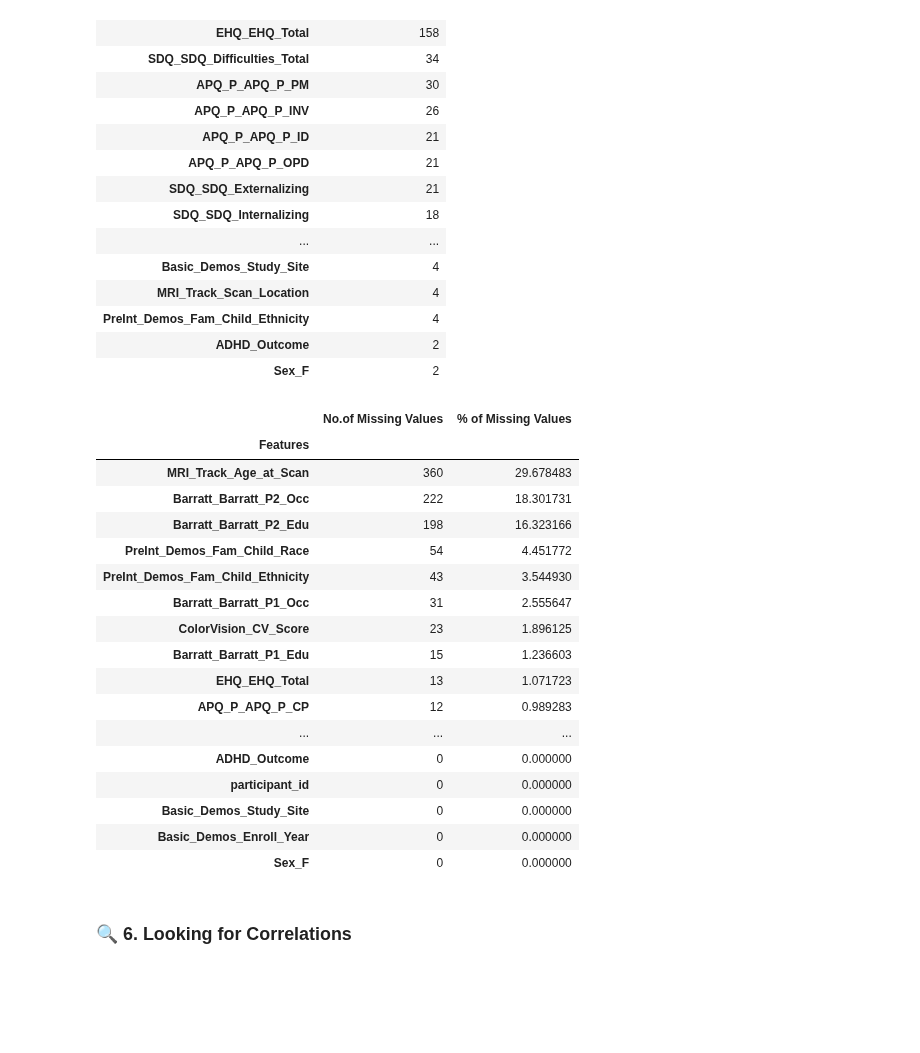
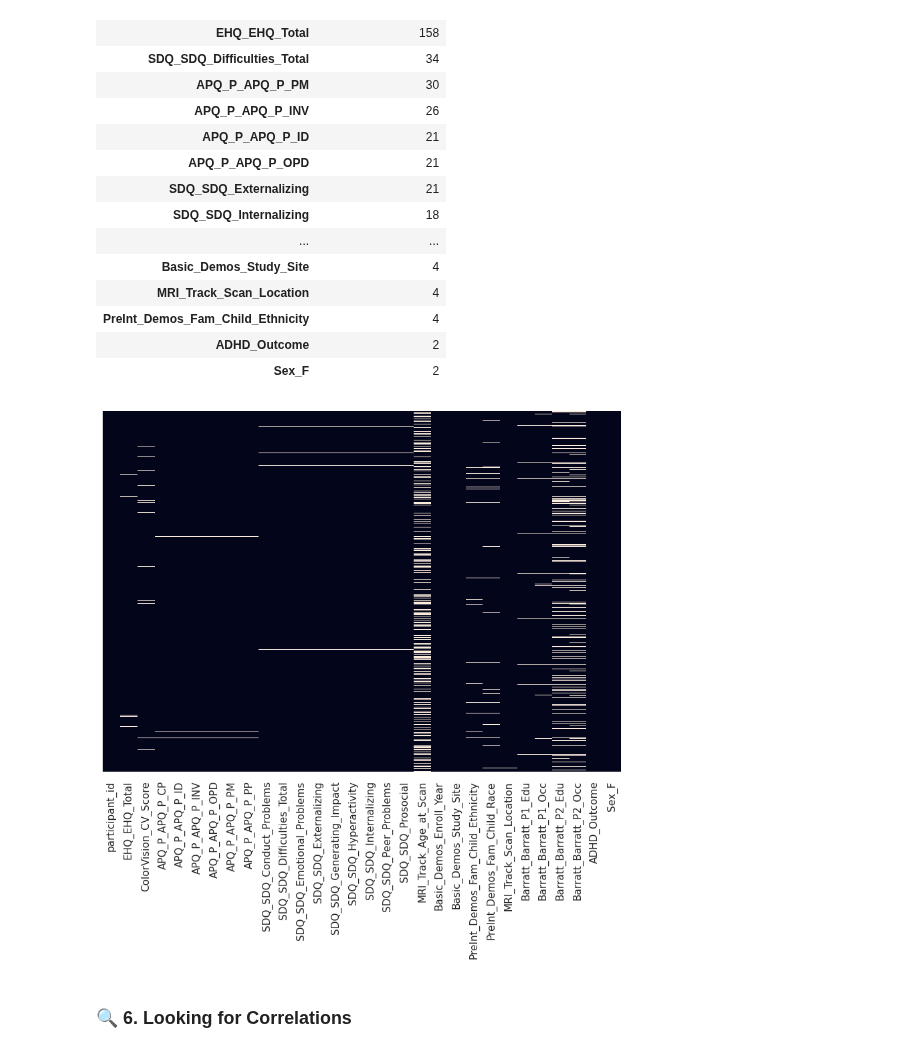
Before and after one commit to yigaai/Psycho_Neuro_ML_Project, a Jupyter notebook: understand-adhd.ipynb, the cells around one changed output. Cells and saved outputs as stored; diff of their text form; code cells hidden in the pictures; blank space fills up the shorter version.

Commit message:
Kaggle Notebook | Understand_ADHD | Understand_ADHD

```diff
--- a/understand-adhd.ipynb
+++ b/understand-adhd.ipynb
@@ -175,33 +175,13 @@ unique.style.background_gradient('inferno')
 | PreInt_Demos_Fam_Child_Ethnicity | 4 |
 | ADHD_Outcome | 2 |
 | Sex_F | 2 |
-# %%
-missing = pd.DataFrame({ 'No.of Missing Values': df.isna().sum().sort_values(ascending=False),
-                         '% of Missing Values': (df.isna().mean() * 100).sort_values(ascending=False),
-                       })
-
-missing.index.name = 'Features'
-
-missing.style.background_gradient('magma')
-# %% [output]
-|  | No.of Missing Values | % of Missing Values |
-| Features |  |  |
-| MRI_Track_Age_at_Scan | 360 | 29.678483 |
-| Barratt_Barratt_P2_Occ | 222 | 18.301731 |
-| Barratt_Barratt_P2_Edu | 198 | 16.323166 |
-| PreInt_Demos_Fam_Child_Race | 54 | 4.451772 |
-| PreInt_Demos_Fam_Child_Ethnicity | 43 | 3.544930 |
-| Barratt_Barratt_P1_Occ | 31 | 2.555647 |
-| ColorVision_CV_Score | 23 | 1.896125 |
-| Barratt_Barratt_P1_Edu | 15 | 1.236603 |
-| EHQ_EHQ_Total | 13 | 1.071723 |
-| APQ_P_APQ_P_CP | 12 | 0.989283 |
-| ... | ... | ... |
-| ADHD_Outcome | 0 | 0.000000 |
-| participant_id | 0 | 0.000000 |
-| Basic_Demos_Study_Site | 0 | 0.000000 |
-| Basic_Demos_Enroll_Year | 0 | 0.000000 |
-| Sex_F | 0 | 0.000000 |
+# %%
+plt.figure(figsize=(10,7))
+
+sns.heatmap(df.isnull(), yticklabels=False, cbar=False)
+plt.show()
+# %% [output]
+[figure, added]
 # %% [markdown]
 ### 🔍 **6. Looking for Correlations**
 # %%
```
Also changed, not shown: parts of 21 cells of this notebook.
